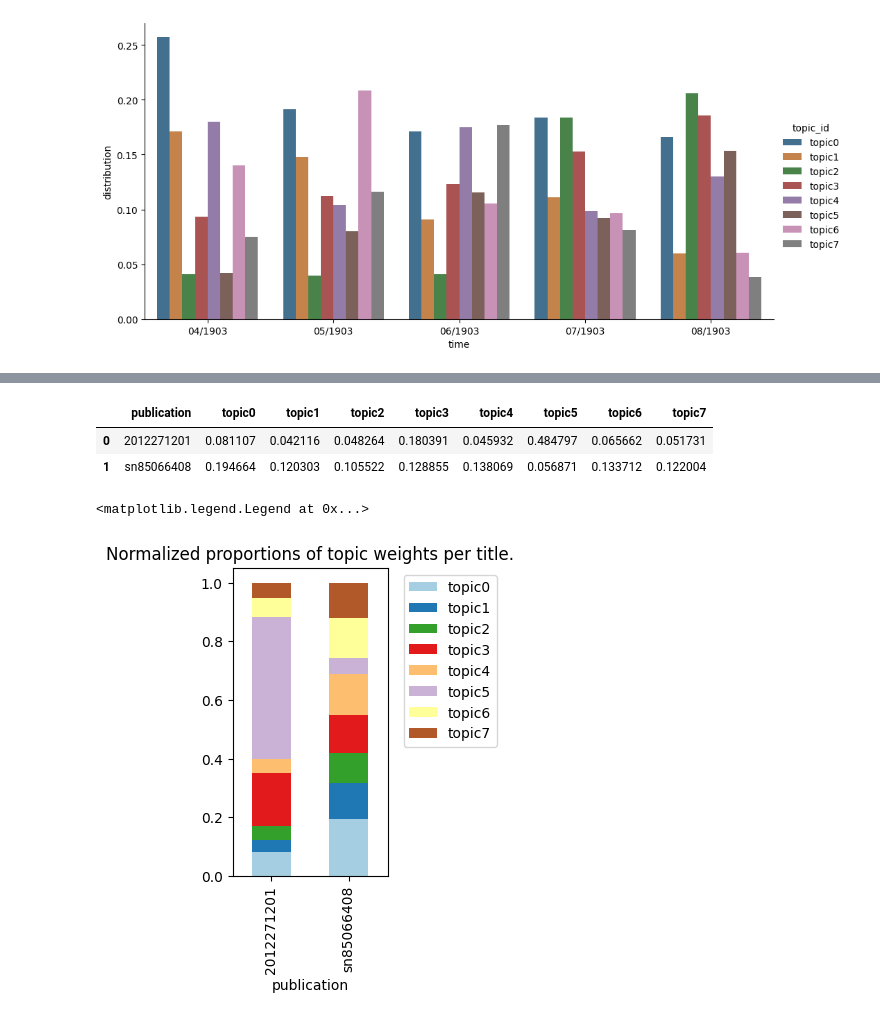
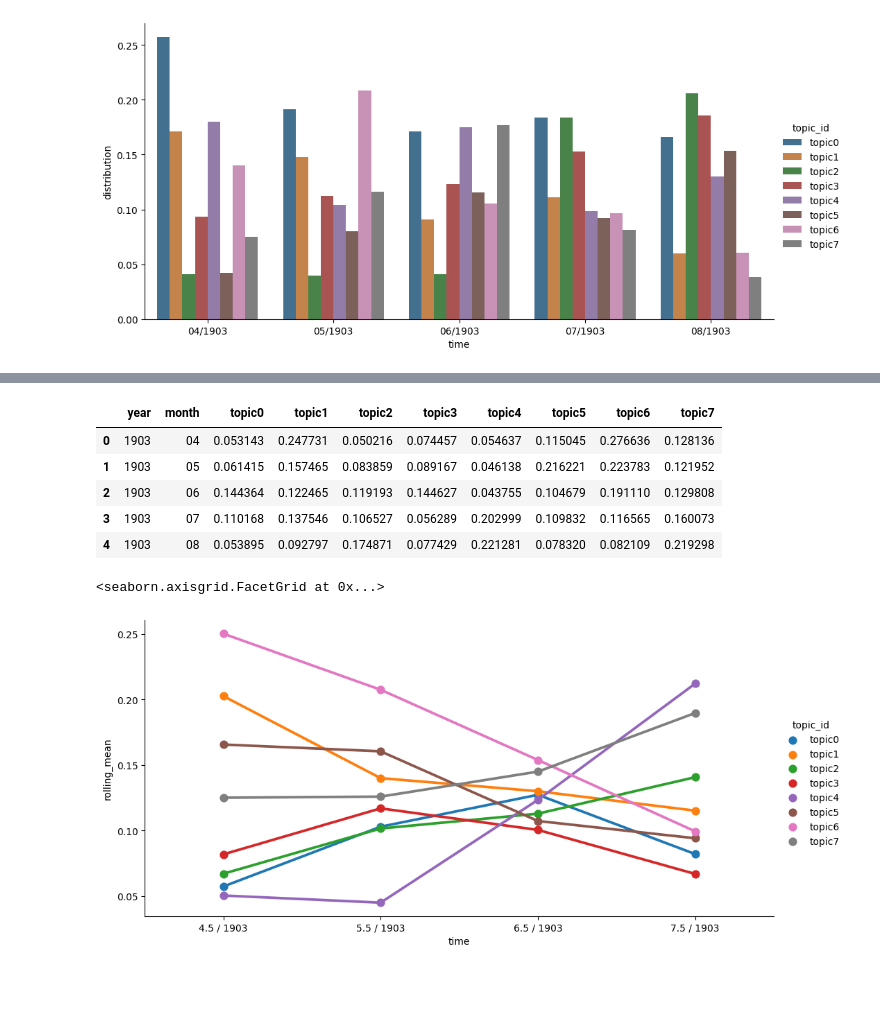
Before and after one commit to DHARPA-Project/TopicModelling-, a Jupyter notebook: topic_modelling_mallet.ipynb, the cells around one changed output, grey strips where cells are left out. Drawn from its saved outputs; the diff is of its cells as text; code cells hidden in the pictures; blank space fills up the shorter version.

```diff
--- a/topic_modelling_mallet.ipynb
+++ b/topic_modelling_mallet.ipynb
@@ -514,26 +526,34 @@ distribution_title = mallet_groupby2.groupby(['publication']).mean().reset_index
-# %%
-distribution_title
-# %% [output]
-|  | publication | topic0 | topic1 | topic2 | topic3 | topic4 | topic5 | topic6 | topic7 |
-| 0 | 2012271201 | 0.081107 | 0.042116 | 0.048264 | 0.180391 | 0.045932 | 0.484797 | 0.065662 | 0.051731 |
-| 1 | sn85066408 | 0.194664 | 0.120303 | 0.105522 | 0.128855 | 0.138069 | 0.056871 | 0.133712 | 0.122004 |
+# %%
+distribution_month
+# %% [output]
+|  | year | month | topic0 | topic1 | topic2 | topic3 | topic4 | topic5 | topic6 | topic7 |
+| 0 | 1903 | 04 | 0.053143 | 0.247731 | 0.050216 | 0.074457 | 0.054637 | 0.115045 | 0.276636 | 0.128136 |
+| 1 | 1903 | 05 | 0.061415 | 0.157465 | 0.083859 | 0.089167 | 0.046138 | 0.216221 | 0.223783 | 0.121952 |
+| 2 | 1903 | 06 | 0.144364 | 0.122465 | 0.119193 | 0.144627 | 0.043755 | 0.104679 | 0.191110 | 0.129808 |
+| 3 | 1903 | 07 | 0.110168 | 0.137546 | 0.106527 | 0.056289 | 0.202999 | 0.109832 | 0.116565 | 0.160073 |
+| 4 | 1903 | 08 | 0.053895 | 0.092797 | 0.174871 | 0.077429 | 0.221281 | 0.078320 | 0.082109 | 0.219298 |
+# %%
+rolling_mean = distribution_month.rolling(2).mean()
 # %%
 #restructuring df so that it can work with seaborn
-df_vis2 = pd.DataFrame(columns=['publication', 'topic_id', 'distribution'])
+df_vis3 = pd.DataFrame(columns=['time', 'topic_id', 'rolling_mean'])
 x=0
-columns_nr = len(distribution_title.columns)-1
-for i in range(len(distribution_title)):
+columns_nr = len(rolling_mean.columns)-2
+for i in range(len(rolling_mean)):
   for j in range(columns_nr):
-    df_vis2.loc[x] = ''
-    df_vis2['publication'].loc[x] = distribution_title['publication'].loc[i]
-    df_vis2['topic_id'].loc[x] = distribution_title.columns[j+1]
-    df_vis2['distribution'].loc[x] = distribution_title.iloc[i,(j+1)]
-    x+= 1
+    if ( rolling_mean.iloc[i,(j+2)] > 0 ):
+      df_vis3.loc[x] = ''
+      df_vis3['time'].loc[x] = "{} / {}".format(rolling_mean['month'].loc[i], distribution_month['year'].loc[i])
+      df_vis3['topic_id'].loc[x] = rolling_mean.columns[j+2]
+      df_vis3['rolling_mean'].loc[x] = rolling_mean.iloc[i,(j+2)]
+      x+= 1
-# %%
-df_vis2.pivot('publication','topic_id', 'distribution')\
-.plot(kind='bar', stacked=True, colormap='Paired',
-      figsize=(2,4), title='Normalized proportions of topic weights per title.')\
-.legend(bbox_to_anchor=(1.75, 1))
-# %% [output]
-<matplotlib.legend.Legend at 0x...>
-[figure, removed]
+# %%
+sns.factorplot(data= df_vis3,
+               x= 'time',
+               y= 'rolling_mean',
+               hue = 'topic_id',
+               aspect=2,
+               saturation=.5)
+# %% [output]
+<seaborn.axisgrid.FacetGrid at 0x...>
+[figure, added]
```
Also changed, not shown: parts of 21 cells of this notebook.
